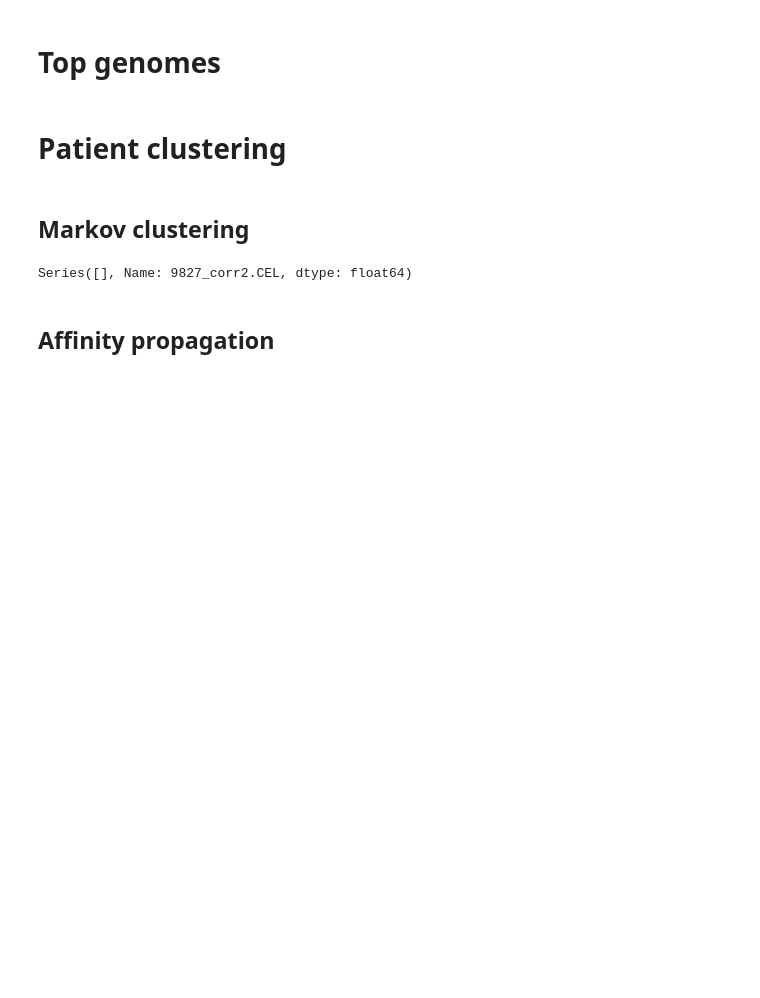
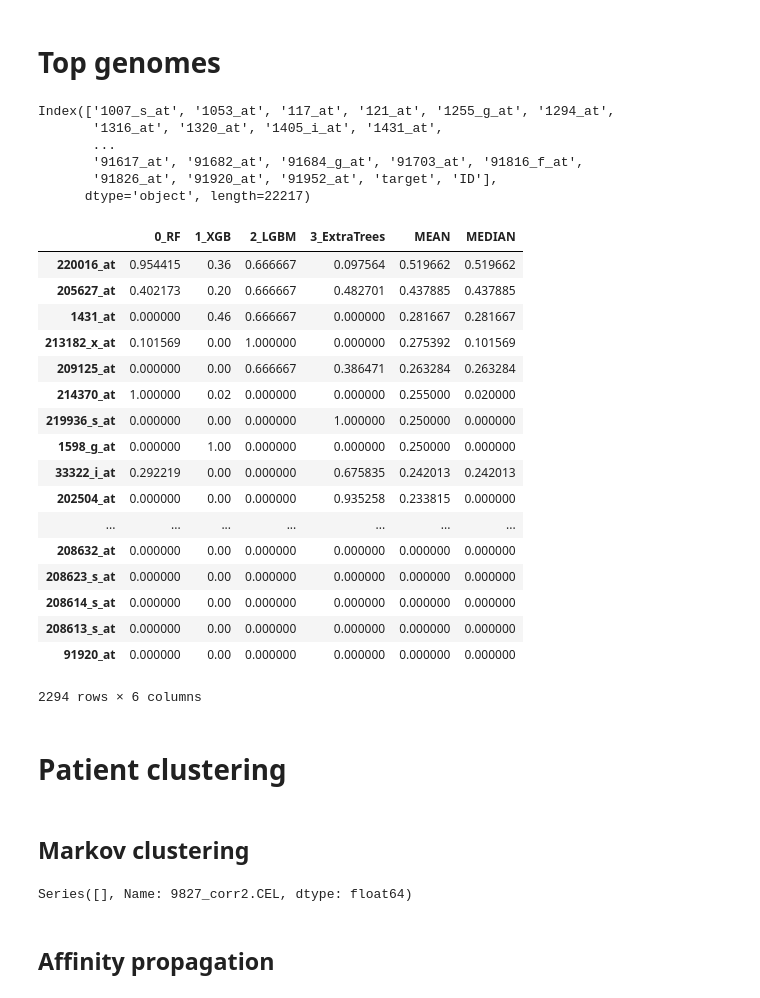
Before and after one commit to bramiozo/RexR, a Jupyter notebook: MELA.ipynb, the cells around one changed output. Cells and saved outputs as stored; diff of their text form; code cells hidden in the pictures; blank space fills up the shorter version.

```diff
--- a/MELA.ipynb
+++ b/MELA.ipynb
@@ -19,5 +18,18 @@ Using TensorFlow backend.
 # %% [markdown]
 # Classification
-# %%
-AllResults = None
+# %%
+METHOD_LIST = ['RF','XGB', 'LGBM', 'ExtraTrees','SVM', 'LR'] #, 'NaiveBayes','MLNN', 'XGB'] #
+Runs = []
+nruns = 10
+SCALER = "minmax" # minmax, standard, normaliser
+GROUPING = "mean"
+FEAT_SELECTOR = None # "low_variance"
+SELECTOR_METHOD = "FDR" # mannwhitney, FDR
+SELECTOR_ALPHA = 0.01 # see this as the maximum p-value to classify
+DIM_TYPE =  None #"LDA", "PCA", "PLS"
+DIM_NUM = 1000
+Results = None
+ACC = pd.DataFrame()
+Rocket.VIZ = False
+Rocket.DATA_merged_processed = None
 # %%
@@ -245 +284,12 @@ top_genomes_coeffs = top_genomes_coeffs.sort_values(by='MEAN', ascending=False)
+# %%
+Rocket.DATA_merged_processed.columns
+# %% [output]
+Index(['1007_s_at', '1053_at', '117_at', '121_at', '1255_g_at', '1294_at',
+       '1316_at', '1320_at', '1405_i_at', '1431_at',
+       ...
+       '91617_at', '91682_at', '91684_g_at', '91703_at', '91816_f_at',
+       '91826_at', '91920_at', '91952_at', 'target', 'ID'],
+      dtype='object', length=22217)
+# %%
+top_weights, top_coeffs = _helpers.get_top_genes(MODELS=MODELS, n_max=5000, RexR=Rocket)
 # %%
@@ -249,3 +299,24 @@ top_genomes_weights.to_csv("C:/Users/Bram van Es/DEV/RexR/out/weights_"+Rocket.S
+# %%
+top_weights
+# %% [output]
+|  | 0_RF | 1_XGB | 2_LGBM | 3_ExtraTrees | MEAN | MEDIAN |
+| 220016_at | 0.954415 | 0.36 | 0.666667 | 0.097564 | 0.519662 | 0.519662 |
+| 205627_at | 0.402173 | 0.20 | 0.666667 | 0.482701 | 0.437885 | 0.437885 |
+| 1431_at | 0.000000 | 0.46 | 0.666667 | 0.000000 | 0.281667 | 0.281667 |
+| 213182_x_at | 0.101569 | 0.00 | 1.000000 | 0.000000 | 0.275392 | 0.101569 |
+| 209125_at | 0.000000 | 0.00 | 0.666667 | 0.386471 | 0.263284 | 0.263284 |
+| 214370_at | 1.000000 | 0.02 | 0.000000 | 0.000000 | 0.255000 | 0.020000 |
+| 219936_s_at | 0.000000 | 0.00 | 0.000000 | 1.000000 | 0.250000 | 0.000000 |
+| 1598_g_at | 0.000000 | 1.00 | 0.000000 | 0.000000 | 0.250000 | 0.000000 |
+| 33322_i_at | 0.292219 | 0.00 | 0.000000 | 0.675835 | 0.242013 | 0.242013 |
+| 202504_at | 0.000000 | 0.00 | 0.000000 | 0.935258 | 0.233815 | 0.000000 |
+| ... | ... | ... | ... | ... | ... | ... |
+| 208632_at | 0.000000 | 0.00 | 0.000000 | 0.000000 | 0.000000 | 0.000000 |
+| 208623_s_at | 0.000000 | 0.00 | 0.000000 | 0.000000 | 0.000000 | 0.000000 |
+| 208614_s_at | 0.000000 | 0.00 | 0.000000 | 0.000000 | 0.000000 | 0.000000 |
+| 208613_s_at | 0.000000 | 0.00 | 0.000000 | 0.000000 | 0.000000 | 0.000000 |
+| 91920_at | 0.000000 | 0.00 | 0.000000 | 0.000000 | 0.000000 | 0.000000 |
+2294 rows × 6 columns
 # %%
 RF9 = top_genomes_weights['RandomForest'].quantile(q=0.9)
 GBM9 = top_genomes_weights['GBM'].quantile(q=0.9)
```
Also changed, not shown: parts of 7 cells of this notebook, 3 other files.
